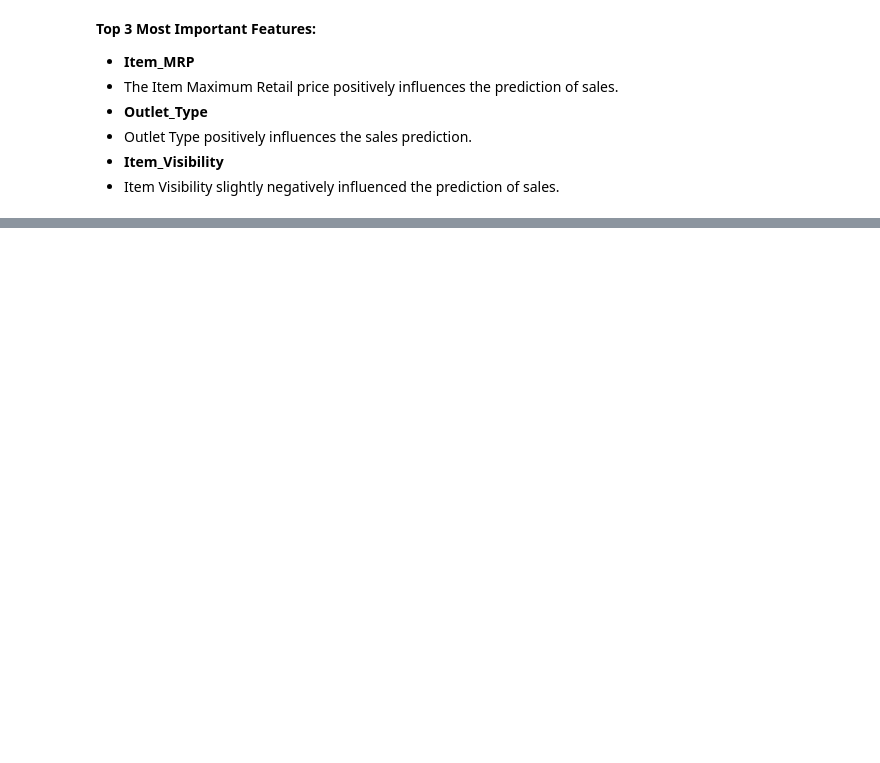
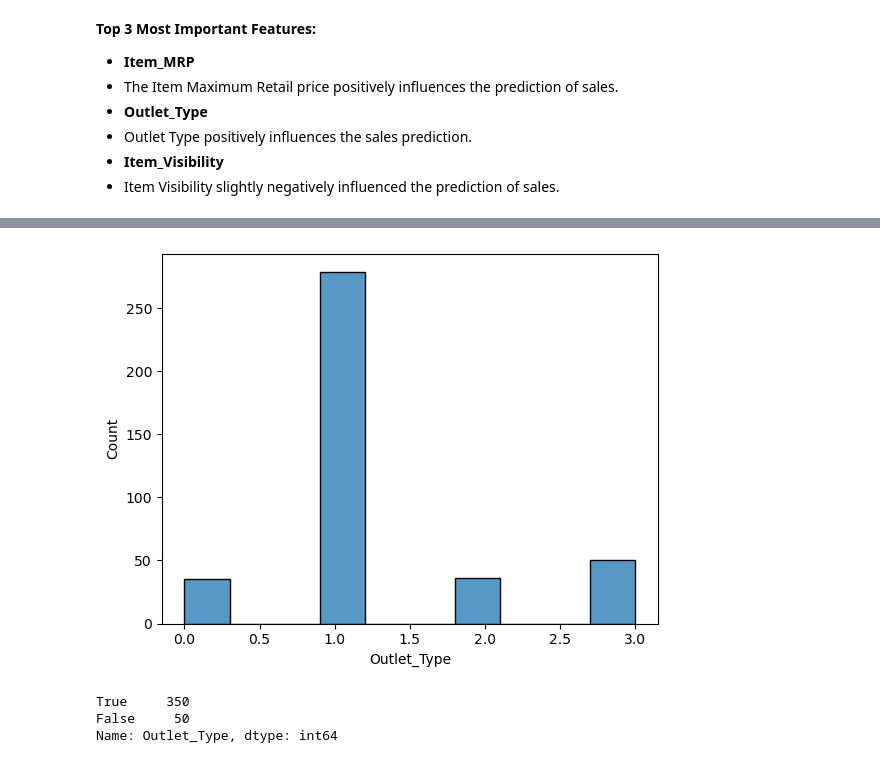
Before and after one commit to G3ntl3g1ant/sales-predictions, a Jupyter notebook: Explaining Models with Shap.ipynb, the cells around one changed output, grey strips where cells are left out. Cells and saved outputs as stored; diff of their text form; code cells hidden in the pictures; blank space fills up the shorter version.

```diff
--- a/Explaining Models with Shap.ipynb
+++ b/Explaining Models with Shap.ipynb
@@ -95,0 +117,13 @@ No data for colormapping provided via 'c'. Parameters 'vmin', 'vmax' will be ign
+# %%
+# Outlet_Type
+sns.histplot(X_shap['Outlet_Type']);
+# %% [output]
+[figure, added]
+# %%
+# Saving Outlet_Type filter
+filt_ot = X_shap['Outlet_Type'] <= 2
+filt_ot.value_counts()
+# %% [output]
+True     350
+False     50
+Name: Outlet_Type, dtype: int64
```
Also changed, not shown: parts of 23 cells of this notebook.
